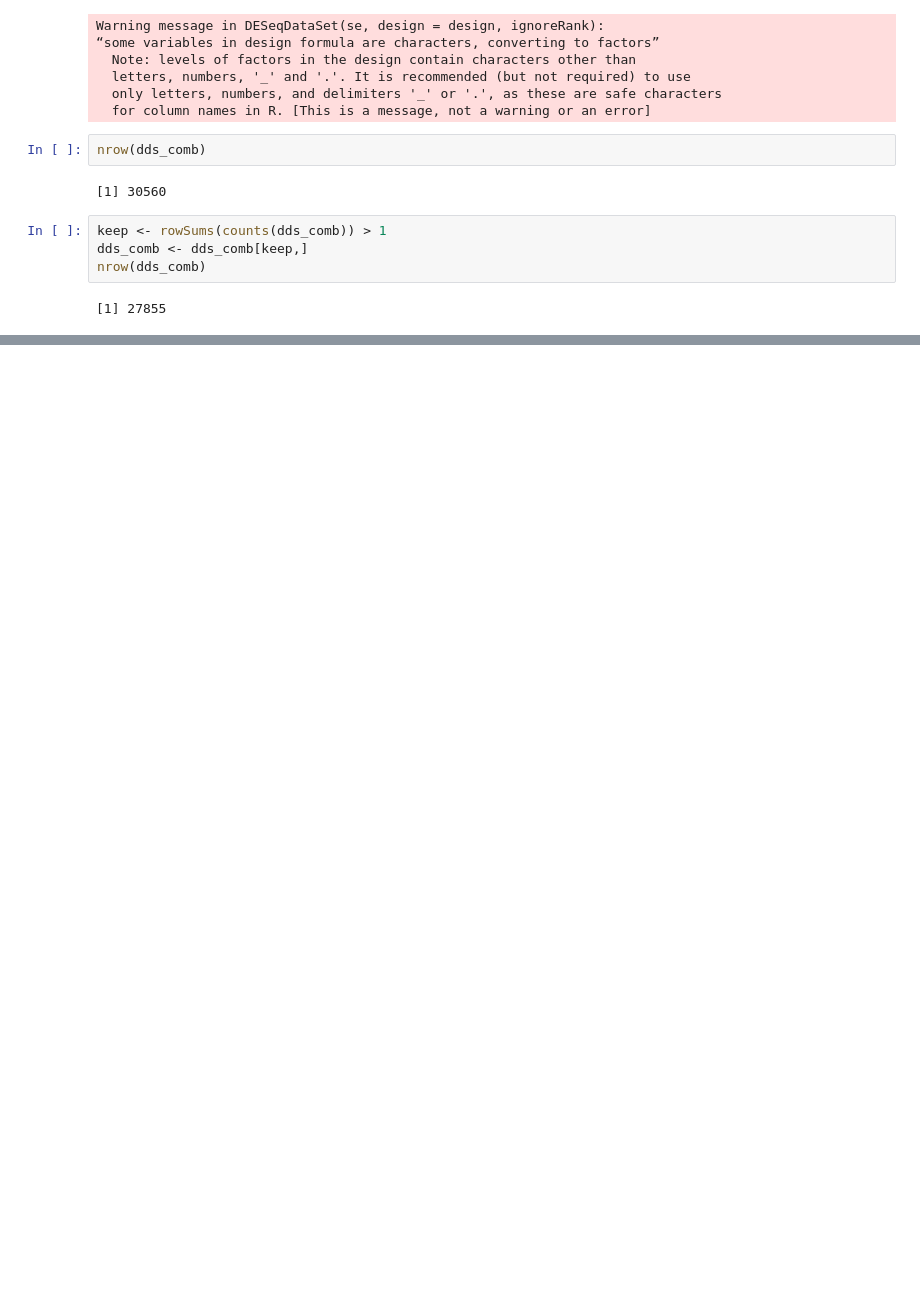
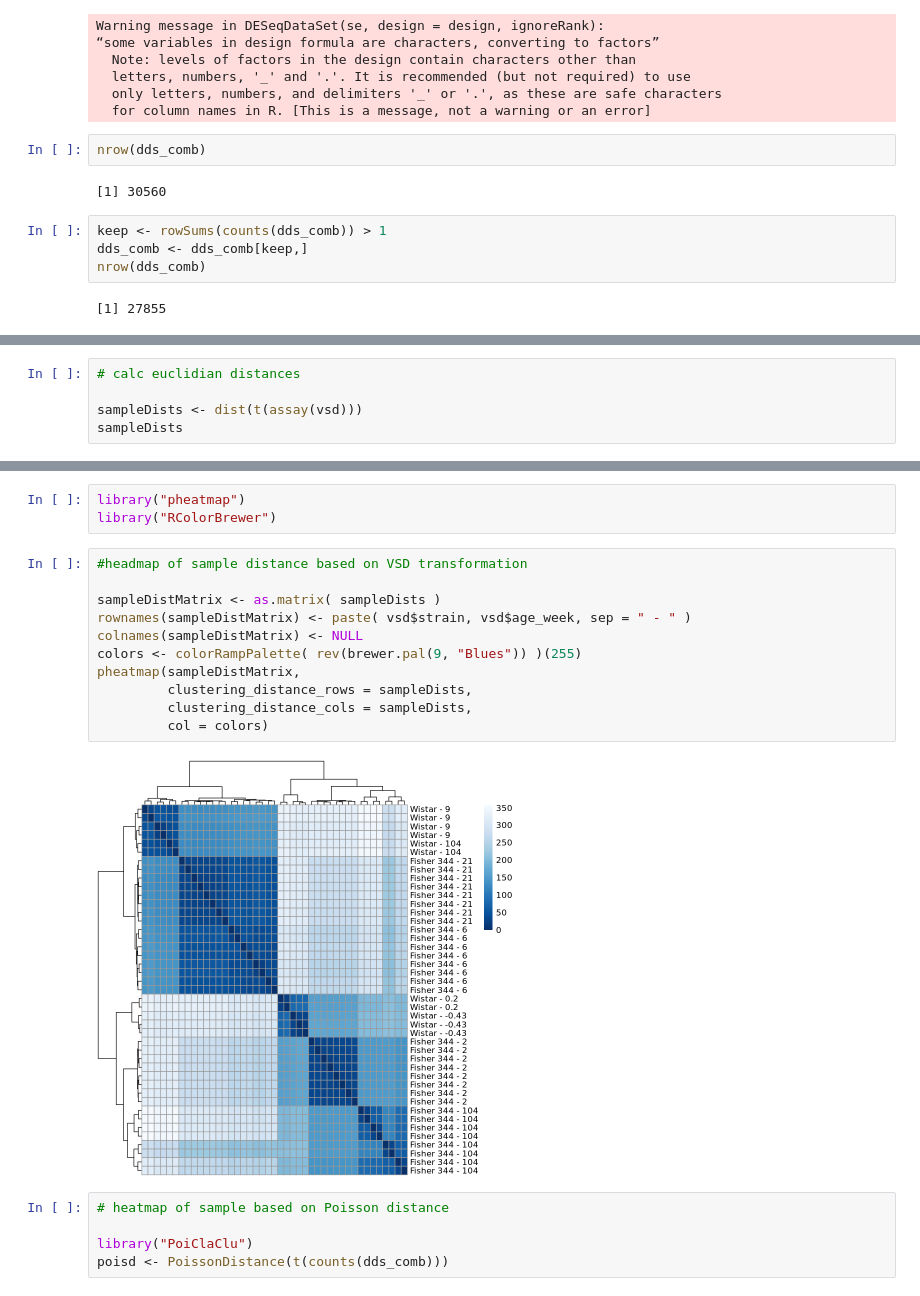
Before and after one commit to bchansen3/testis_dev-geneexp, a Jupyter notebook: mixed_effects_timecourse.ipynb, the cells around one changed output, grey strips where cells are left out. Saved outputs shown, nothing was run; the diff lists cells and outputs as text; blank space fills up the shorter version.

```diff
--- a/mixed_effects_timecourse.ipynb
+++ b/mixed_effects_timecourse.ipynb
@@ -33,0 +118,5 @@ keep <- rowSums(counts(dds_comb) >= 10) >= 3
+# %%
+# calc euclidian distances
+
+sampleDists <- dist(t(assay(vsd)))
+sampleDists
@@ -33,0 +141,21 @@ keep <- rowSums(counts(dds_comb) >= 10) >= 3
+# %%
+library("pheatmap")
+library("RColorBrewer")
+# %%
+#headmap of sample distance based on VSD transformation
+
+sampleDistMatrix <- as.matrix( sampleDists )
+rownames(sampleDistMatrix) <- paste( vsd$strain, vsd$age_week, sep = " - " )
+colnames(sampleDistMatrix) <- NULL
+colors <- colorRampPalette( rev(brewer.pal(9, "Blues")) )(255)
+pheatmap(sampleDistMatrix,
+         clustering_distance_rows = sampleDists,
+         clustering_distance_cols = sampleDists,
+         col = colors)
+# %% [output]
+[figure, added]
+# %%
+# heatmap of sample based on Poisson distance
+
+library("PoiClaClu")
+poisd <- PoissonDistance(t(counts(dds_comb)))
```
Also changed, not shown: parts of 11 cells of this notebook.
